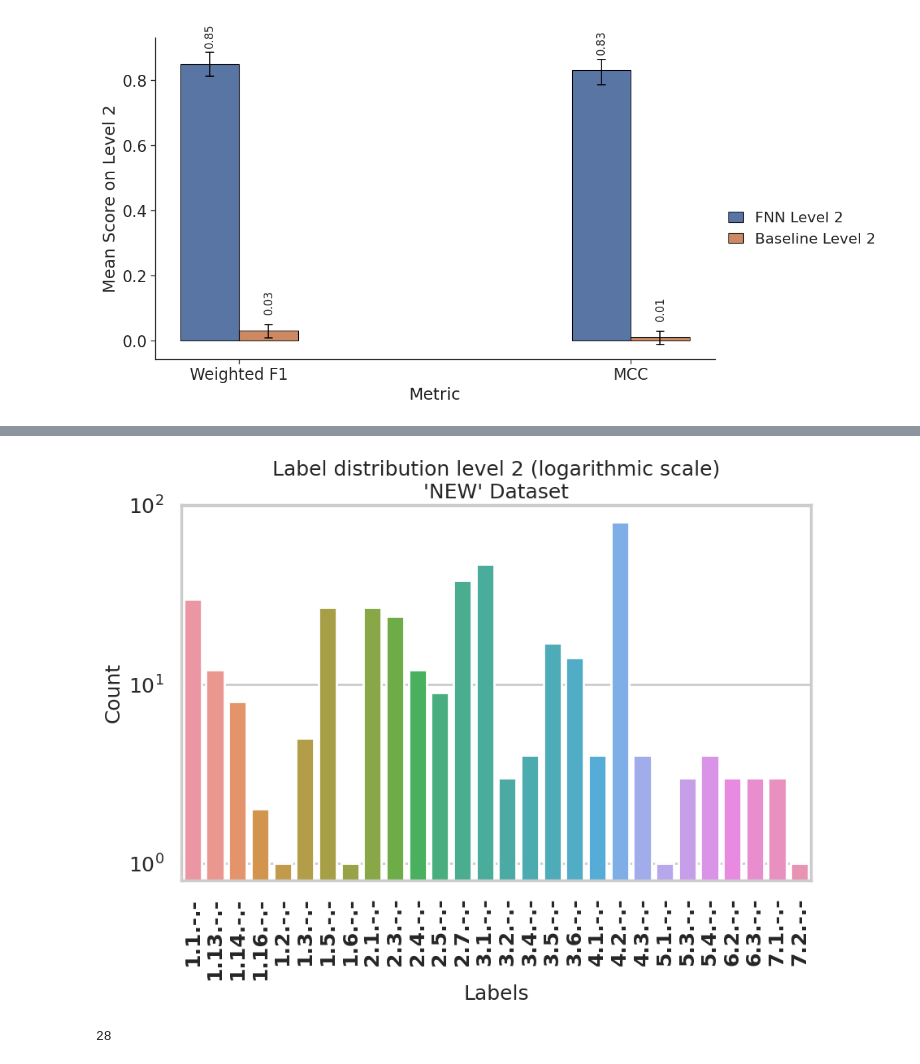
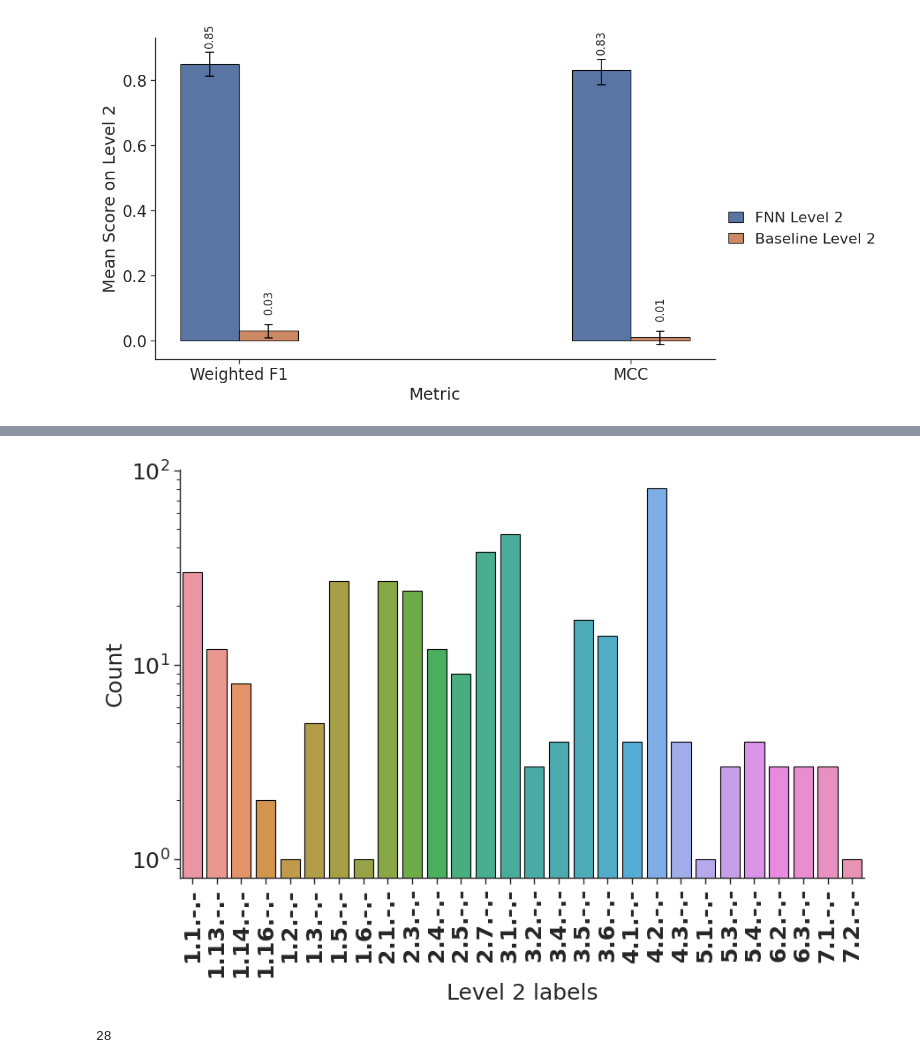
Before and after one commit to github4touchdouble/nnet-enzyme, a Jupyter notebook: tf_cnn_esm2/combined_fnn_level_2_classification.ipynb, the cells around one changed output, grey strips where cells are left out. Cells and saved outputs as stored; diff of their text form; code cells hidden in the pictures.

```diff
--- a/tf_cnn_esm2/combined_fnn_level_2_classification.ipynb
+++ b/tf_cnn_esm2/combined_fnn_level_2_classification.ipynb
@@ -1145,21 +1214,23 @@ plot_bootstrapped_score(
 [figure]
 # %%
 sns.set_palette("colorblind")
-sns.set("poster")
+sns.set("paper")
 plt.figure(figsize=(10, 6))  # Adjust the figure size if needed
-sns.set_style("whitegrid")
+sns.set_style("ticks")
 plt.xticks(fontsize=18, weight='bold')
 plt.yticks(fontsize=18)
 
-countplot = sns.countplot(x=y_level_one)
+countplot = sns.countplot(x=y_level_one, edgecolor="black")
 countplot.set_xticklabels(countplot.get_xticklabels())
 plt.xticks([0, 1, 2, 3, 4, 5, 6], ["1.-.-.-", "2.-.-.-", "3.-.-.-", "4.-.-.-", "5.-.-.-", "6.-.-.-", "7.-.-.-"])
 plt.yscale('log')
 
 # Add labels and title
-plt.title("Label distribution level 1 (logarithmic scale)\n'NEW Dataset'", fontsize=18)
-plt.xlabel("Labels", fontsize=15)
+plt.title("", fontsize=18)
+plt.xlabel("Level 1 labels", fontsize=15)
 plt.ylabel("Count", fontsize=15)
+
+sns.despine()
 
 # Show the plot
 plt.show()
@@ -1168,36 +1239,38 @@ plt.show()
 # %%
 plt.figure(figsize=(10, 6))
 # plot with log scale
 sns.set_palette("colorblind")
-sns.set("poster")
-sns.set_style("whitegrid")
+sns.set("paper")
+sns.set_style("ticks")
 plt.xticks(fontsize=18, weight='bold')
 plt.yticks(fontsize=18)
 
-countplot = sns.countplot(x=y_enzymes)
+countplot = sns.countplot(x=y_enzymes, edgecolor="black")
 countplot.set_xticklabels(countplot.get_xticklabels(), rotation=90)
 
 
 # Set logarithmic scale on y-axis
 plt.yscale('log')
 
 x = list(allowed_labels_NEW.values())
 x.sort()
 
 y = list(allowed_labels_NEW.keys())
 
 y = [f'{label}.-.-' for label in y]
 
 xticks = range(0,28)
 plt.xticks(xticks, y)
 # Add labels and title
-plt.title("Label distribution level 2 (logarithmic scale)\n'NEW' Dataset", fontsize=18)
-plt.xlabel("Labels", fontsize=18)
+plt.title("", fontsize=18)
+plt.xlabel("Level 2 labels", fontsize=18)
 plt.ylabel("Count", fontsize=18)
 
+sns.despine()
+
 plt.show()
 # %% [output]
-[figure, old version]
+[figure, new version]
 # %%
 x = list(allowed_labels_NEW.values())
 x.sort()
```
Also changed, not shown: parts of 18 cells of this notebook, 3 other files.
